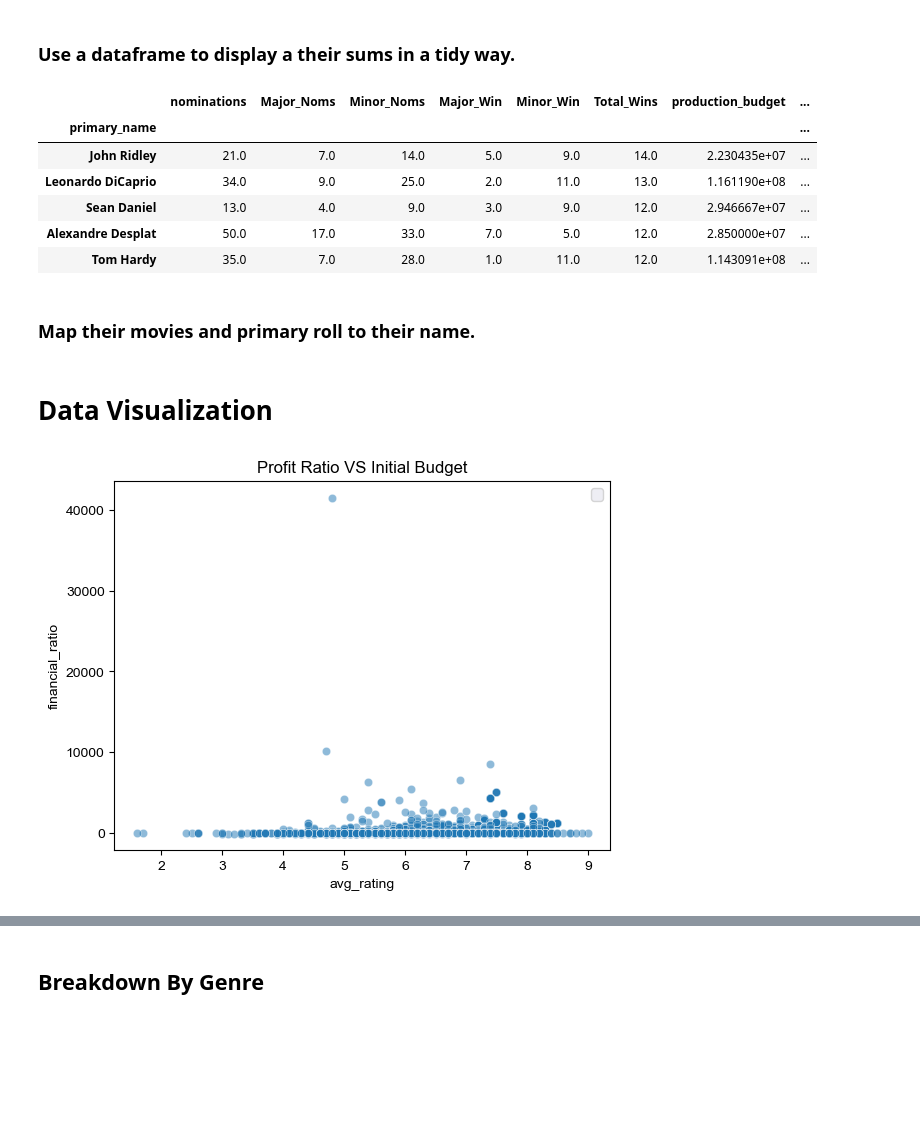
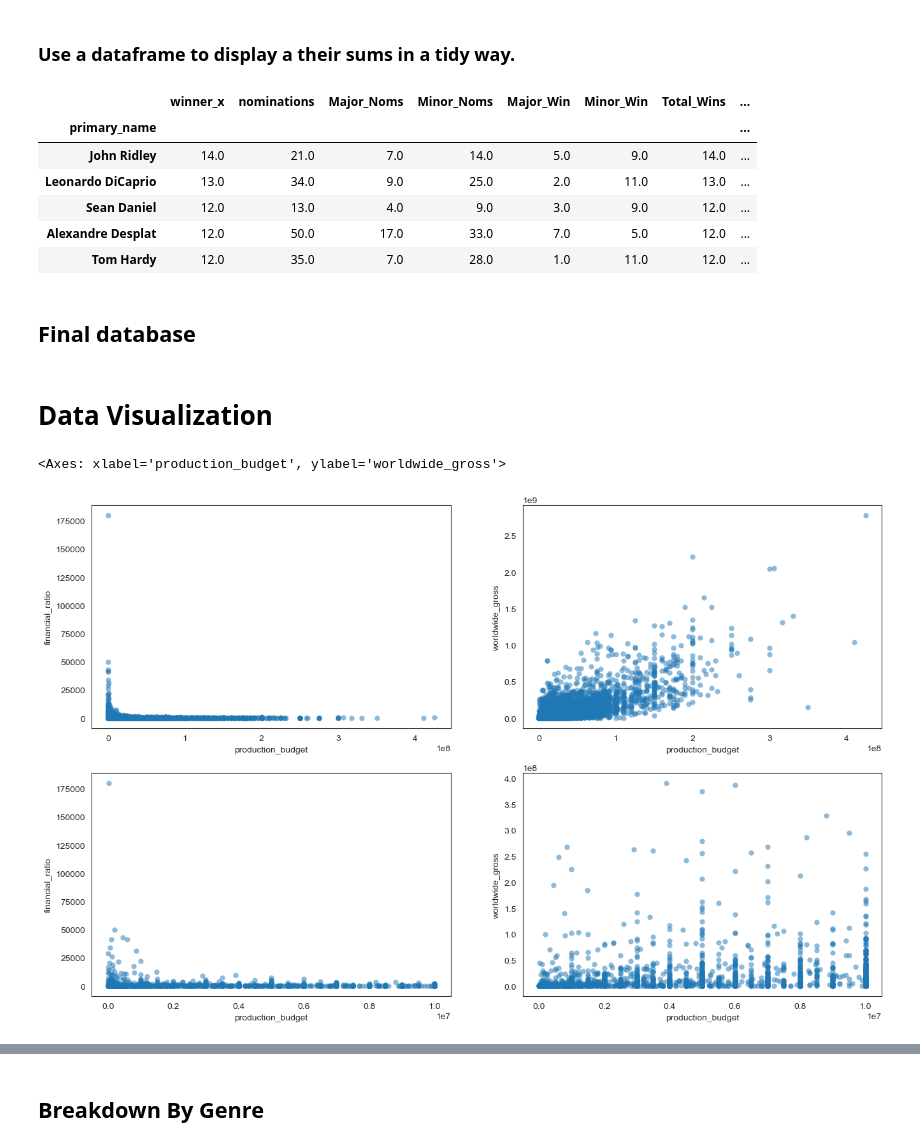
Before and after one commit to gjimmyq/C-H-Film-Productions, a Jupyter notebook: film_EDA.ipynb, the cells around one changed output, grey strips where cells are left out. Cells and saved outputs as stored; diff of their text form; code cells hidden in the pictures; blank space fills up the shorter version.

Commit message:
Visualizations ; removed rt

```diff
--- a/film_EDA.ipynb
+++ b/film_EDA.ipynb
@@ -301,7 +301,6 @@ movie_db = budget_info.merge(tmdb_imdb, how='left', on=['title', 'release_date']
 #drop duplicates
 
 movie_db['year_x'] = movie_db['year_x'].fillna(pd.to_datetime(movie_db['year_y']))
-movie_db['release_date'] = movie_db['release_date'].dt.strftime('%m/%d/%Y')
 
 #drop duplicate columns
 movie_db = movie_db.drop(columns={"year_y"})
@@ -406,6 +405,7 @@ oscars
 | 10884 | 2023 | 2024 | 96 | WRITING (Original Screenplay) | Written by Celine Song | Past Lives | False | 1 | 1 | ... |
 10570 rows × 12 columns
 # %%
+oscars = oscars.groupby(['film', 'year_film']).sum().reset_index()
 oscars = oscars.rename(columns={'film': 'title', 'year_film': 'year'})
 oscars_by_film = oscars.groupby(['title', 'year']).sum().reset_index()
 oscars_by_film.head()
@@ -511,12 +521,10 @@ movies_mean = movies_mean.drop(columns = ['vote_count', 'Major_Noms', 'Minor_Nom
 actor_perf = movies_sum.merge(movies_mean, on='primary_name')
 actor_perf.head().sort_values('Total_Wins', ascending=False)
 # %% [output]
-|  | nominations | Major_Noms | Minor_Noms | Major_Win | Minor_Win | Total_Wins | production_budget | ... |
+|  | winner_x | nominations | Major_Noms | Minor_Noms | Major_Win | Minor_Win | Total_Wins | ... |
 | primary_name |  |  |  |  |  |  |  | ... |
-| John Ridley | 21.0 | 7.0 | 14.0 | 5.0 | 9.0 | 14.0 | 2.230435e+07 | ... |
-| Leonardo DiCaprio | 34.0 | 9.0 | 25.0 | 2.0 | 11.0 | 13.0 | 1.161190e+08 | ... |
-| Sean Daniel | 13.0 | 4.0 | 9.0 | 3.0 | 9.0 | 12.0 | 2.946667e+07 | ... |
-| Alexandre Desplat | 50.0 | 17.0 | 33.0 | 7.0 | 5.0 | 12.0 | 2.850000e+07 | ... |
-| Tom Hardy | 35.0 | 7.0 | 28.0 | 1.0 | 11.0 | 12.0 | 1.143091e+08 | ... |
+| John Ridley | 14.0 | 21.0 | 7.0 | 14.0 | 5.0 | 9.0 | 14.0 | ... |
+| Leonardo DiCaprio | 13.0 | 34.0 | 9.0 | 25.0 | 2.0 | 11.0 | 13.0 | ... |
+| Sean Daniel | 12.0 | 13.0 | 4.0 | 9.0 | 3.0 | 9.0 | 12.0 | ... |
+| Alexandre Desplat | 12.0 | 50.0 | 17.0 | 33.0 | 7.0 | 5.0 | 12.0 | ... |
+| Tom Hardy | 12.0 | 35.0 | 7.0 | 28.0 | 1.0 | 11.0 | 12.0 | ... |
-# %% [markdown]
-### Map their movies and primary roll to their name.
@@ -531,17 +531,24 @@ budget_info['financial_ratio'] = budget_info.apply(profit_ratio, axis = 1)
+# %% [markdown]
+## Final database
+# %%
+movies_db = movies_oscars.loc[(movies_oscars['worldwide_gross'] != 0) & (movies_oscars['production_budget'] != 0)]
+# %%
+max_budget = 10000000
+
+movies_budget = movies_oscars.loc[(movies_oscars['worldwide_gross'] != 0) & ((movies_oscars['production_budget'] != 0) & (movies_oscars['production_budget'] <= max_budget))]
 # %% [markdown]
 # Data Visualization
 # %%
-fig, ax = plt.subplots()
-sns.set_theme()
 
-Profit_V_Budget = pd.DataFrame(
-    {
-        'avg_rating': movies_oscars['avg_rating'],
-        'financial_ratio': movies_oscars['financial_ratio']
-    }
-)
-sns.scatterplot(x='avg_rating', y='financial_ratio', data=Profit_V_Budget, alpha=0.5)
-ax.set_title('Profit Ratio VS Initial Budget')
-ax.legend();
+fig, ax = plt.subplots(figsize=(16, 10), nrows=2, ncols=2)
+sns.set_style("white")
+sns.color_palette("hls", 8)
+
+sns.scatterplot(x='production_budget', y='financial_ratio', data=movies_db, alpha=0.5, ax = ax[0,0],linewidth=0)
+sns.scatterplot(x='production_budget', y='worldwide_gross', data=movies_db, alpha=0.5, ax = ax[0,1],linewidth=0)
+
+sns.scatterplot(x='production_budget', y='financial_ratio', data=movies_budget, alpha=0.5, ax = ax[1,0],linewidth=0)
+sns.scatterplot(x='production_budget', y='worldwide_gross', data=movies_budget, alpha=0.5, ax = ax[1,1],linewidth=0)
 # %% [output]
+<Axes: xlabel='production_budget', ylabel='worldwide_gross'>
-[figure, old version]
+[figure, new version]
```
Also changed, not shown: parts of 13 cells of this notebook, 2 other files.
